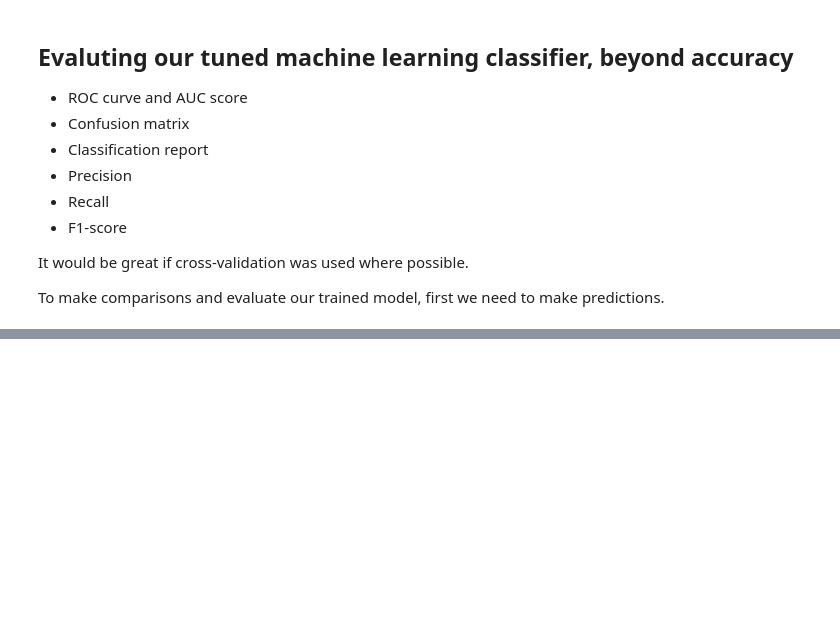
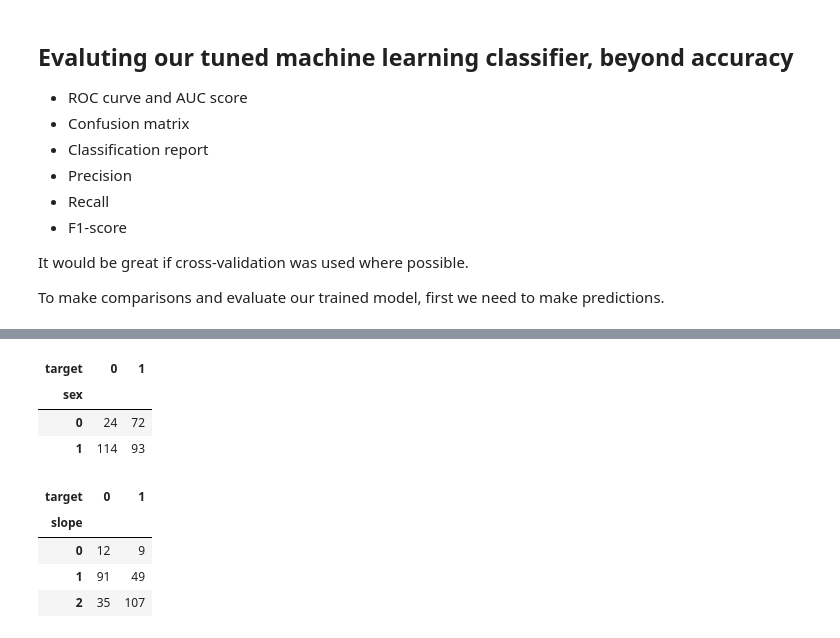
Before and after one commit to FarihaJahanRainy/Heart-Disease_Rainy, a Jupyter notebook: Heart Disease Project.ipynb, the cells around one changed output, grey strips where cells are left out. Saved outputs shown, nothing was run; the diff lists cells and outputs as text; code cells hidden in the pictures; blank space fills up the shorter version.

```diff
--- a/Heart Disease Project.ipynb
+++ b/Heart Disease Project.ipynb
@@ -665,0 +852,15 @@ print(classification_report(Y_test,y_preds))
+# %%
+pd.crosstab(df["sex"],df["target"])
+# %% [output]
+| target | 0 | 1 |
+| sex |  |  |
+| 0 | 24 | 72 |
+| 1 | 114 | 93 |
+# %%
+pd.crosstab(df["slope"],df["target"])
+# %% [output]
+| target | 0 | 1 |
+| slope |  |  |
+| 0 | 12 | 9 |
+| 1 | 91 | 49 |
+| 2 | 35 | 107 |
```
Also changed, not shown: parts of 37 cells of this notebook.
